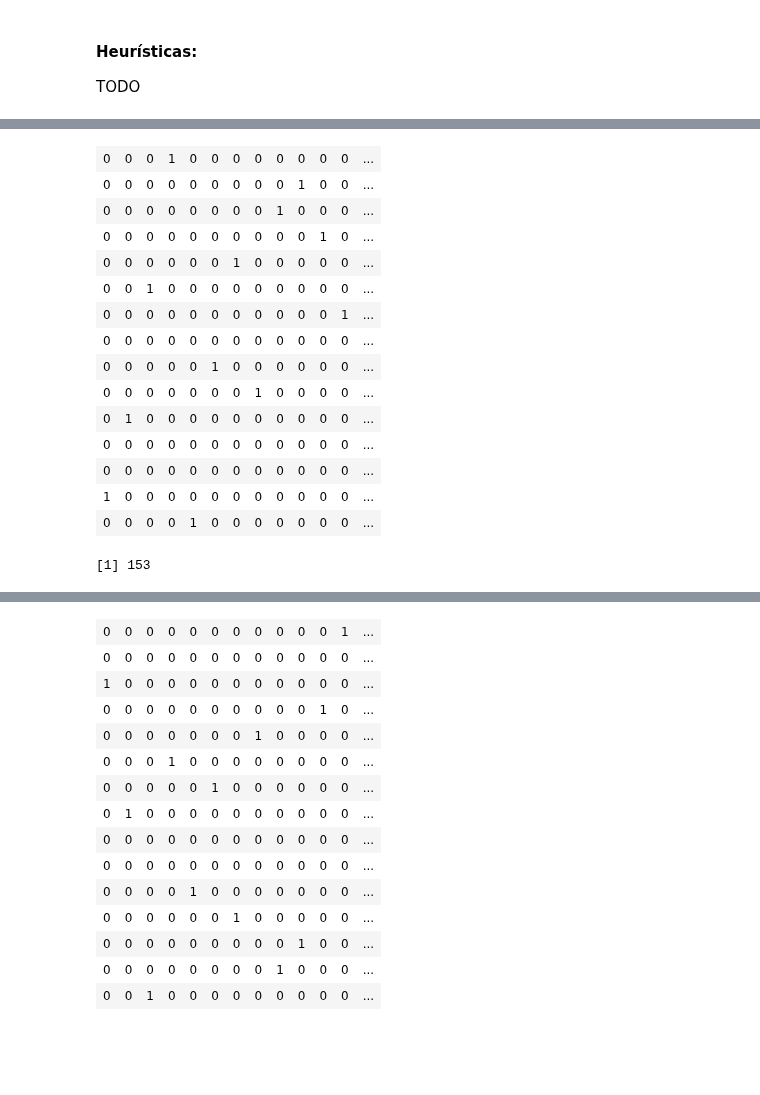
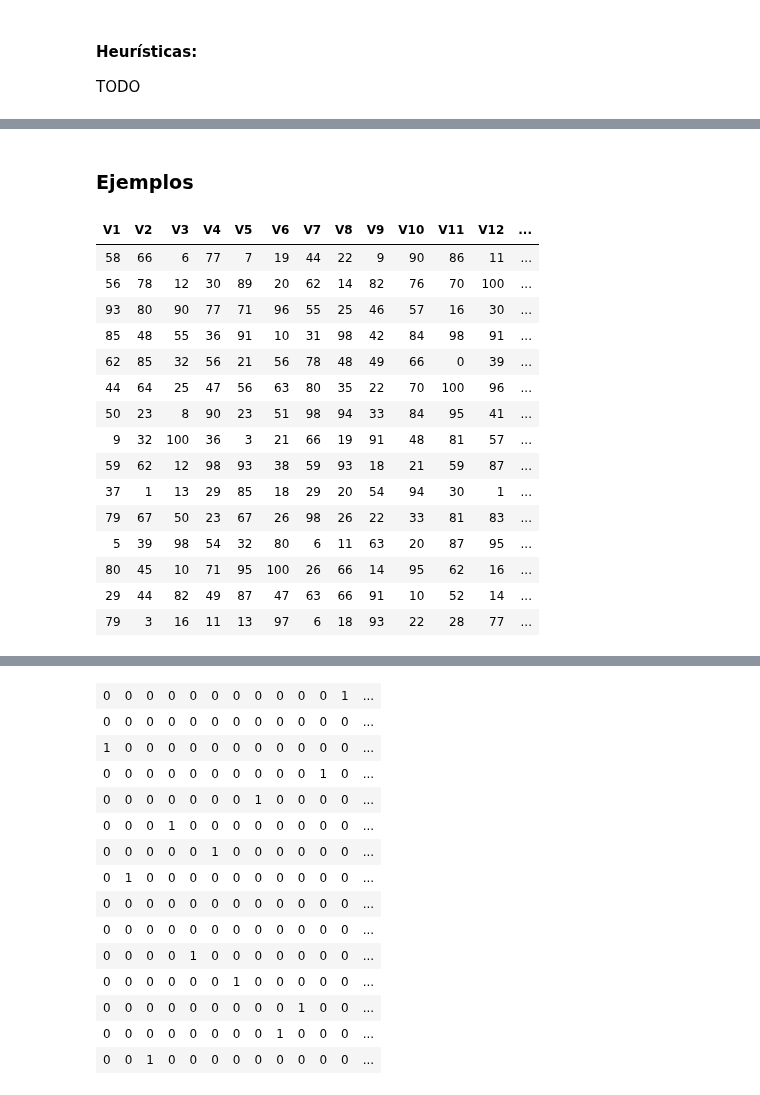
Before and after one commit to garciparedes/integer-programming-heuristics, a Jupyter notebook: integer-programming-heuristics.ipynb, the cells around one changed output, grey strips where cells are left out. Saved outputs shown, nothing was run; the diff lists cells and outputs as text; code cells hidden in the pictures; blank space fills up the shorter version.

Commit message:
Added GAP datasets and implemented exact solution

```diff
--- a/integer-programming-heuristics.ipynb
+++ b/integer-programming-heuristics.ipynb
@@ -123,7 +127,3 @@ TODO
 AssignmentExact <- function(cost, ...) {
     return(TransportationExact(rep(1, dim(cost)[1]), rep(1, dim(cost)[2]), cost))
 }
-# %%
-matriz.15x15.1 <- as.matrix(read.csv("./data/assignment/matriz_15x15_1.csv", header = FALSE))
-matriz.15x15.2 <- as.matrix(read.csv("./data/assignment/matriz_15x15_2.csv", header = FALSE))
-matriz.15x15.3 <- as.matrix(read.csv("./data/assignment/matriz_15x15_3.csv", header = FALSE))
@@ -181,28 +133,25 @@ a$objval
-# %%
-a <- AssignmentExact(as.matrix(matriz.15x15.3))
-matrix(a$solution,
-       nrow = dim(matriz.15x15.3)[1],
-       ncol = dim(matriz.15x15.3)[2],
-       byrow = TRUE)
-a$objval
-# %% [output]
-| 0 | 0 | 0 | 1 | 0 | 0 | 0 | 0 | 0 | 0 | 0 | 0 | ... |
-| 0 | 0 | 0 | 0 | 0 | 0 | 0 | 0 | 0 | 1 | 0 | 0 | ... |
-| 0 | 0 | 0 | 0 | 0 | 0 | 0 | 0 | 1 | 0 | 0 | 0 | ... |
-| 0 | 0 | 0 | 0 | 0 | 0 | 0 | 0 | 0 | 0 | 1 | 0 | ... |
-| 0 | 0 | 0 | 0 | 0 | 0 | 1 | 0 | 0 | 0 | 0 | 0 | ... |
-| 0 | 0 | 1 | 0 | 0 | 0 | 0 | 0 | 0 | 0 | 0 | 0 | ... |
-| 0 | 0 | 0 | 0 | 0 | 0 | 0 | 0 | 0 | 0 | 0 | 1 | ... |
-| 0 | 0 | 0 | 0 | 0 | 0 | 0 | 0 | 0 | 0 | 0 | 0 | ... |
-| 0 | 0 | 0 | 0 | 0 | 1 | 0 | 0 | 0 | 0 | 0 | 0 | ... |
-| 0 | 0 | 0 | 0 | 0 | 0 | 0 | 1 | 0 | 0 | 0 | 0 | ... |
-| 0 | 1 | 0 | 0 | 0 | 0 | 0 | 0 | 0 | 0 | 0 | 0 | ... |
-| 0 | 0 | 0 | 0 | 0 | 0 | 0 | 0 | 0 | 0 | 0 | 0 | ... |
-| 0 | 0 | 0 | 0 | 0 | 0 | 0 | 0 | 0 | 0 | 0 | 0 | ... |
-| 1 | 0 | 0 | 0 | 0 | 0 | 0 | 0 | 0 | 0 | 0 | 0 | ... |
-| 0 | 0 | 0 | 0 | 1 | 0 | 0 | 0 | 0 | 0 | 0 | 0 | ... |
-[1] 153
 # %%
 AssignmentGreedy <- function(cost) {
     return(TransportationGreedy(rep(1, dim(cost)[1]), rep(1, dim(cost)[2]), cost))
 }
+# %% [markdown]
+### Ejemplos
+# %%
+(matriz.15x15.1 <- as.matrix(read.csv("./data/assignment/matriz_15x15_1.csv", header = FALSE)))
+# %% [output]
+| V1 | V2 | V3 | V4 | V5 | V6 | V7 | V8 | V9 | V10 | V11 | V12 | ... |
+| 58 | 66 | 6 | 77 | 7 | 19 | 44 | 22 | 9 | 90 | 86 | 11 | ... |
+| 56 | 78 | 12 | 30 | 89 | 20 | 62 | 14 | 82 | 76 | 70 | 100 | ... |
+| 93 | 80 | 90 | 77 | 71 | 96 | 55 | 25 | 46 | 57 | 16 | 30 | ... |
+| 85 | 48 | 55 | 36 | 91 | 10 | 31 | 98 | 42 | 84 | 98 | 91 | ... |
+| 62 | 85 | 32 | 56 | 21 | 56 | 78 | 48 | 49 | 66 | 0 | 39 | ... |
+| 44 | 64 | 25 | 47 | 56 | 63 | 80 | 35 | 22 | 70 | 100 | 96 | ... |
+| 50 | 23 | 8 | 90 | 23 | 51 | 98 | 94 | 33 | 84 | 95 | 41 | ... |
+| 9 | 32 | 100 | 36 | 3 | 21 | 66 | 19 | 91 | 48 | 81 | 57 | ... |
+| 59 | 62 | 12 | 98 | 93 | 38 | 59 | 93 | 18 | 21 | 59 | 87 | ... |
+| 37 | 1 | 13 | 29 | 85 | 18 | 29 | 20 | 54 | 94 | 30 | 1 | ... |
+| 79 | 67 | 50 | 23 | 67 | 26 | 98 | 26 | 22 | 33 | 81 | 83 | ... |
+| 5 | 39 | 98 | 54 | 32 | 80 | 6 | 11 | 63 | 20 | 87 | 95 | ... |
+| 80 | 45 | 10 | 71 | 95 | 100 | 26 | 66 | 14 | 95 | 62 | 16 | ... |
+| 29 | 44 | 82 | 49 | 87 | 47 | 63 | 66 | 91 | 10 | 52 | 14 | ... |
+| 79 | 3 | 16 | 11 | 13 | 97 | 6 | 18 | 93 | 22 | 28 | 77 | ... |
```
Also changed, not shown: parts of 37 cells of this notebook, 5 other files.
